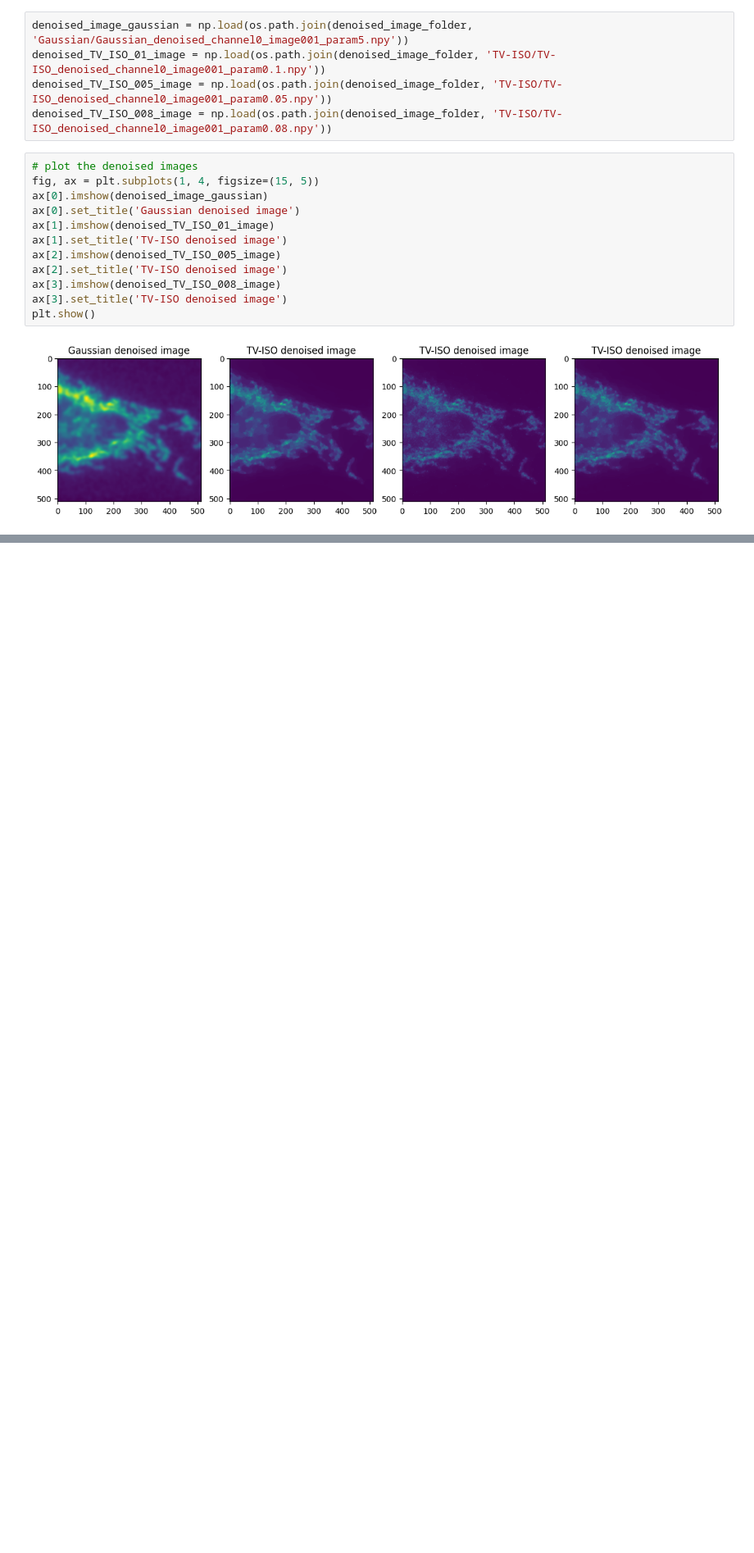
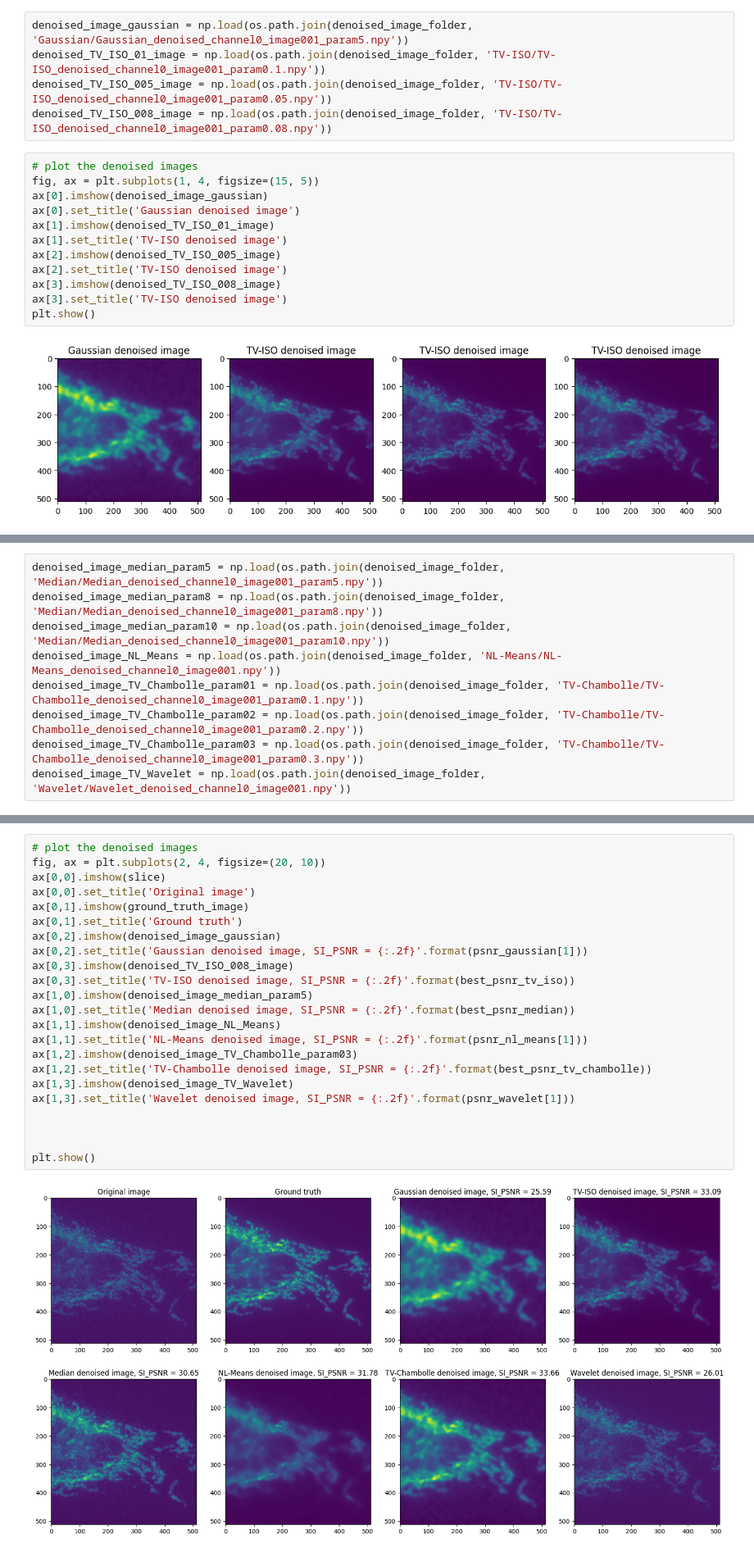
Before and after one commit to MetthewB/ML4Science-CS433, a Jupyter notebook: explorations.ipynb, the cells around one changed output, grey strips where cells are left out. Shown at 82% size. Cells and saved outputs as stored; diff of their text form; blank space fills up the shorter version.

Commit message:
graph modeles

```diff
--- a/explorations.ipynb
+++ b/explorations.ipynb
@@ -67,0 +73,9 @@ os.makedirs(denoiser_folder, exist_ok=True)
+# %%
+denoised_image_median_param5 = np.load(os.path.join(denoised_image_folder, 'Median/Median_denoised_channel0_image001_param5.npy'))
+denoised_image_median_param8 = np.load(os.path.join(denoised_image_folder, 'Median/Median_denoised_channel0_image001_param8.npy'))
+denoised_image_median_param10 = np.load(os.path.join(denoised_image_folder, 'Median/Median_denoised_channel0_image001_param10.npy'))
+denoised_image_NL_Means = np.load(os.path.join(denoised_image_folder, 'NL-Means/NL-Means_denoised_channel0_image001.npy'))
+denoised_image_TV_Chambolle_param01 = np.load(os.path.join(denoised_image_folder, 'TV-Chambolle/TV-Chambolle_denoised_channel0_image001_param0.1.npy'))
+denoised_image_TV_Chambolle_param02 = np.load(os.path.join(denoised_image_folder, 'TV-Chambolle/TV-Chambolle_denoised_channel0_image001_param0.2.npy'))
+denoised_image_TV_Chambolle_param03 = np.load(os.path.join(denoised_image_folder, 'TV-Chambolle/TV-Chambolle_denoised_channel0_image001_param0.3.npy'))
+denoised_image_TV_Wavelet = np.load(os.path.join(denoised_image_folder, 'Wavelet/Wavelet_denoised_channel0_image001.npy'))
@@ -67,0 +129,25 @@ os.makedirs(denoiser_folder, exist_ok=True)
+# %%
+# plot the denoised images
+fig, ax = plt.subplots(2, 4, figsize=(20, 10))
+ax[0,0].imshow(slice)
+ax[0,0].set_title('Original image')
+ax[0,1].imshow(ground_truth_image)
+ax[0,1].set_title('Ground truth')
+ax[0,2].imshow(denoised_image_gaussian)
+ax[0,2].set_title('Gaussian denoised image, SI_PSNR = {:.2f}'.format(psnr_gaussian[1]))
+ax[0,3].imshow(denoised_TV_ISO_008_image)
+ax[0,3].set_title('TV-ISO denoised image, SI_PSNR = {:.2f}'.format(best_psnr_tv_iso))
+ax[1,0].imshow(denoised_image_median_param5)
+ax[1,0].set_title('Median denoised image, SI_PSNR = {:.2f}'.format(best_psnr_median))
+ax[1,1].imshow(denoised_image_NL_Means)
+ax[1,1].set_title('NL-Means denoised image, SI_PSNR = {:.2f}'.format(psnr_nl_means[1]))
+ax[1,2].imshow(denoised_image_TV_Chambolle_param03)
+ax[1,2].set_title('TV-Chambolle denoised image, SI_PSNR = {:.2f}'.format(best_psnr_tv_chambolle))
+ax[1,3].imshow(denoised_image_TV_Wavelet)
+ax[1,3].set_title('Wavelet denoised image, SI_PSNR = {:.2f}'.format(psnr_wavelet[1]))
+
+
+
+plt.show()
+# %% [output]
+[figure, added]
```
Also changed, not shown: parts of 4 cells of this notebook, 2 other files.
